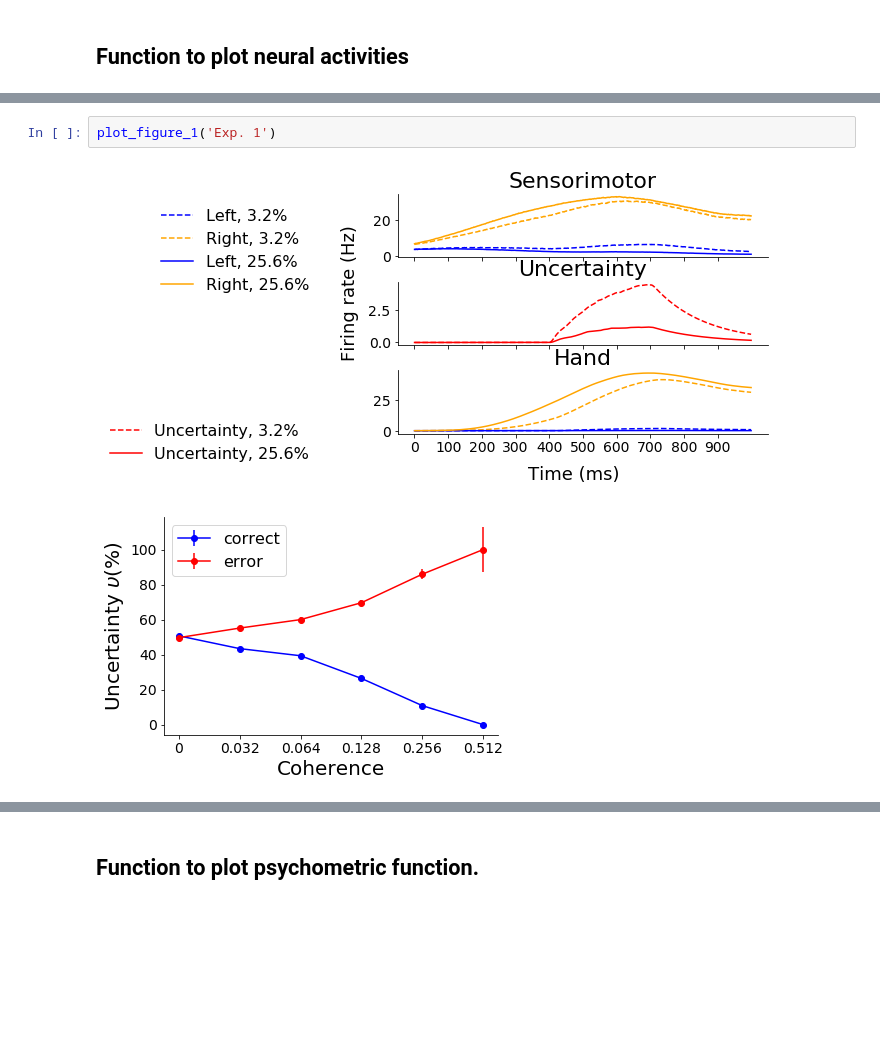
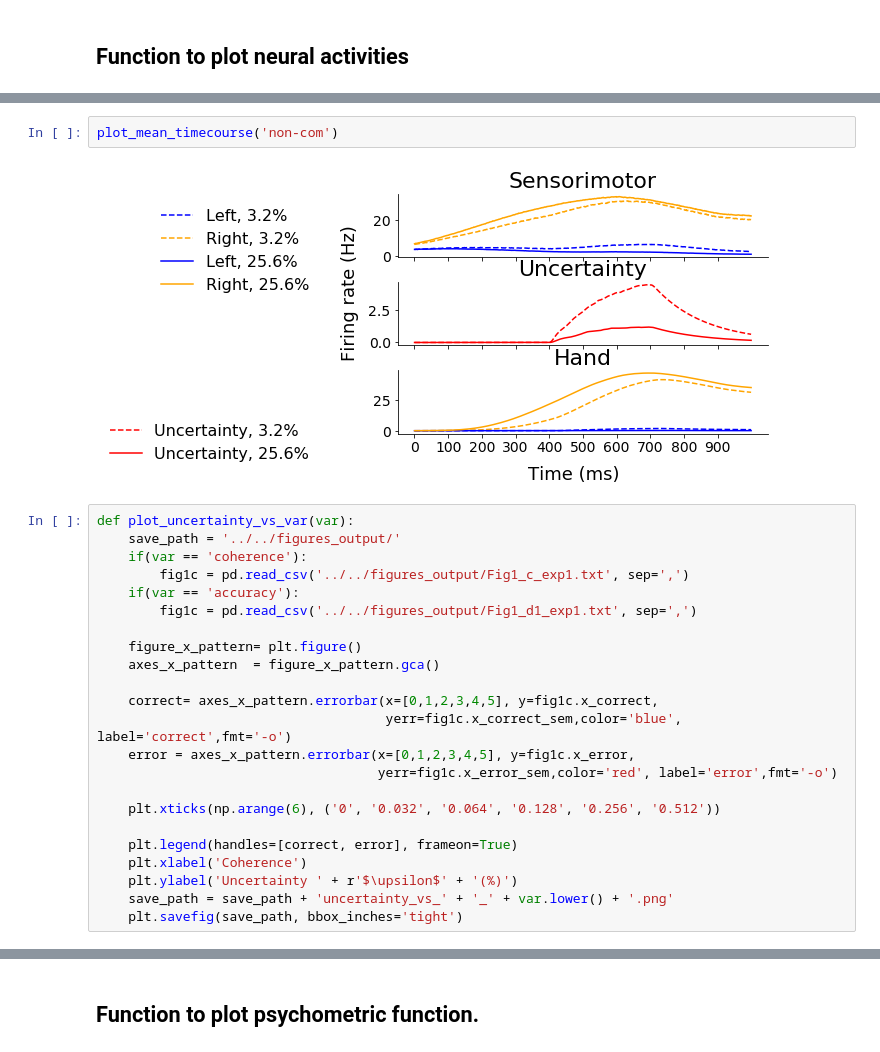
Before and after one commit to nidstigator/com_fixed_duration, a Jupyter notebook: plotting_code/notebooks/model_exp_sidebyside.ipynb, the cells around one changed output, grey strips where cells are left out. Cells and saved outputs as stored; diff of their text form; blank space fills up the shorter version.

```diff
--- a/plotting_code/notebooks/model_exp_sidebyside.ipynb
+++ b/plotting_code/notebooks/model_exp_sidebyside.ipynb
@@ -109,5 +97,27 @@ Image(filename='../../figures_output/eye_hand_model.png')
-# %%
-plot_figure_1('Exp. 1')
-# %% [output]
-[figure, removed]
-[figure, removed]
+# %%
+plot_mean_timecourse('non-com')
+# %% [output]
+[figure, added]
+# %%
+def plot_uncertainty_vs_var(var):
+    save_path = '../../figures_output/'
+    if(var == 'coherence'):
+        fig1c = pd.read_csv('../../figures_output/Fig1_c_exp1.txt', sep=',')
+    if(var == 'accuracy'):
+        fig1c = pd.read_csv('../../figures_output/Fig1_d1_exp1.txt', sep=',')
+
+    figure_x_pattern= plt.figure()
+    axes_x_pattern  = figure_x_pattern.gca()
+
+    correct= axes_x_pattern.errorbar(x=[0,1,2,3,4,5], y=fig1c.x_correct,
+                                     yerr=fig1c.x_correct_sem,color='blue', label='correct',fmt='-o')
+    error = axes_x_pattern.errorbar(x=[0,1,2,3,4,5], y=fig1c.x_error,
+                                    yerr=fig1c.x_error_sem,color='red', label='error',fmt='-o')
+
+    plt.xticks(np.arange(6), ('0', '0.032', '0.064', '0.128', '0.256', '0.512'))
+
+    plt.legend(handles=[correct, error], frameon=True)
+    plt.xlabel('Coherence')
+    plt.ylabel('Uncertainty ' + r'$\upsilon$' + '(%)')
+    save_path = save_path + 'uncertainty_vs_' + '_' + var.lower() + '.png'
+    plt.savefig(save_path, bbox_inches='tight')
```
Also changed, not shown: parts of 22 cells of this notebook, 4 other files.
